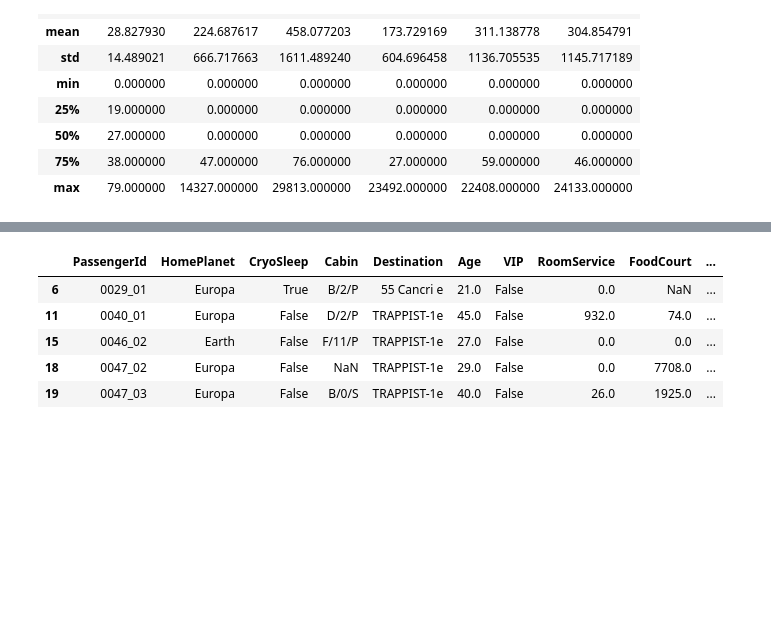
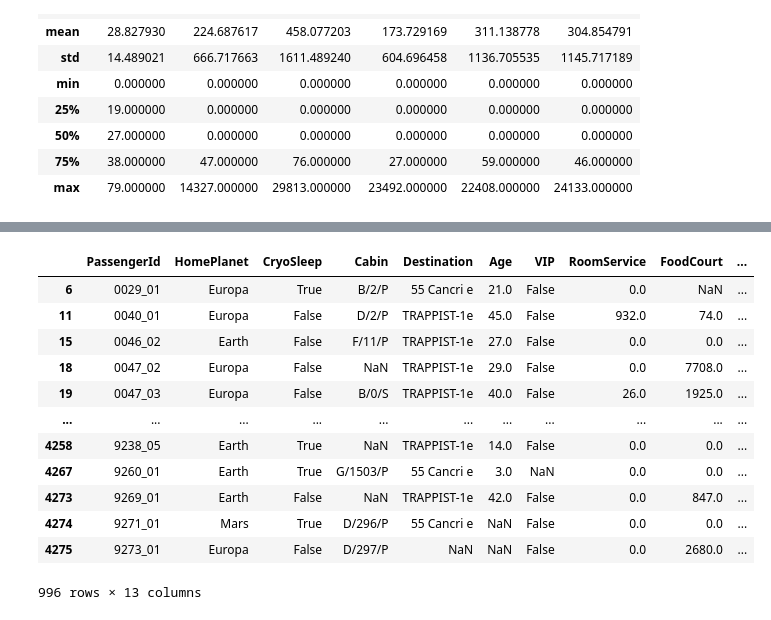
Before and after one commit to chrismnguyen01/kaggle-spaceship-titanic, a Jupyter notebook: spaceship_titanic.ipynb, the cells around one changed output, grey strips where cells are left out. Saved outputs shown, nothing was run; the diff lists cells and outputs as text; code cells hidden in the pictures; blank space fills up the shorter version.

```diff
--- a/spaceship_titanic.ipynb
+++ b/spaceship_titanic.ipynb
@@ -91,11 +135,18 @@ train_incomplete_rows
 # %%
-# Check to see if there's any missing value in the test data with .isnull()
-test_incomplete_rows = test_data[test_data.isnull().any(axis=1)].head()
+# check to see if there's any missing value in the test data with .isnull()
+test_incomplete_rows = test_data[test_data.isnull().any(axis=1)]
 test_incomplete_rows
 # %% [output]
 |  | PassengerId | HomePlanet | CryoSleep | Cabin | Destination | Age | VIP | RoomService | FoodCourt | ... |
 | 6 | 0029_01 | Europa | True | B/2/P | 55 Cancri e | 21.0 | False | 0.0 | NaN | ... |
 | 11 | 0040_01 | Europa | False | D/2/P | TRAPPIST-1e | 45.0 | False | 932.0 | 74.0 | ... |
 | 15 | 0046_02 | Earth | False | F/11/P | TRAPPIST-1e | 27.0 | False | 0.0 | 0.0 | ... |
 | 18 | 0047_02 | Europa | False | NaN | TRAPPIST-1e | 29.0 | False | 0.0 | 7708.0 | ... |
 | 19 | 0047_03 | Europa | False | B/0/S | TRAPPIST-1e | 40.0 | False | 26.0 | 1925.0 | ... |
+| ... | ... | ... | ... | ... | ... | ... | ... | ... | ... | ... |
+| 4258 | 9238_05 | Earth | True | NaN | TRAPPIST-1e | 14.0 | False | 0.0 | 0.0 | ... |
+| 4267 | 9260_01 | Earth | True | G/1503/P | 55 Cancri e | 3.0 | NaN | 0.0 | 0.0 | ... |
+| 4273 | 9269_01 | Earth | False | NaN | TRAPPIST-1e | 42.0 | False | 0.0 | 847.0 | ... |
+| 4274 | 9271_01 | Mars | True | D/296/P | 55 Cancri e | NaN | False | 0.0 | 0.0 | ... |
+| 4275 | 9273_01 | Europa | False | D/297/P | NaN | NaN | False | 0.0 | 2680.0 | ... |
+996 rows × 13 columns
```
Also changed, not shown: parts of 31 cells of this notebook, 2 other files.
